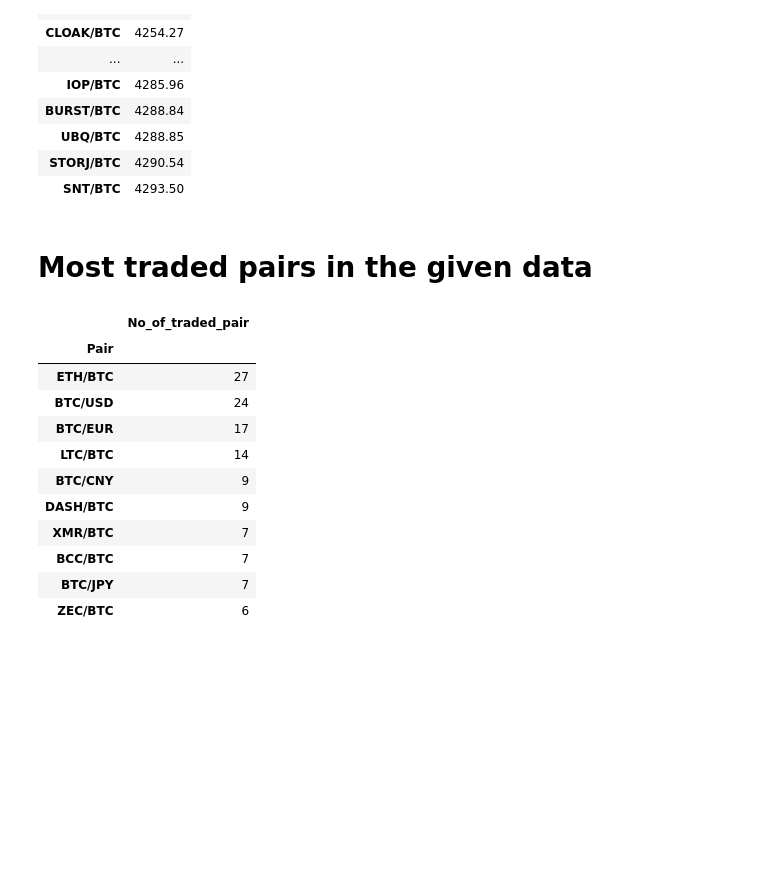
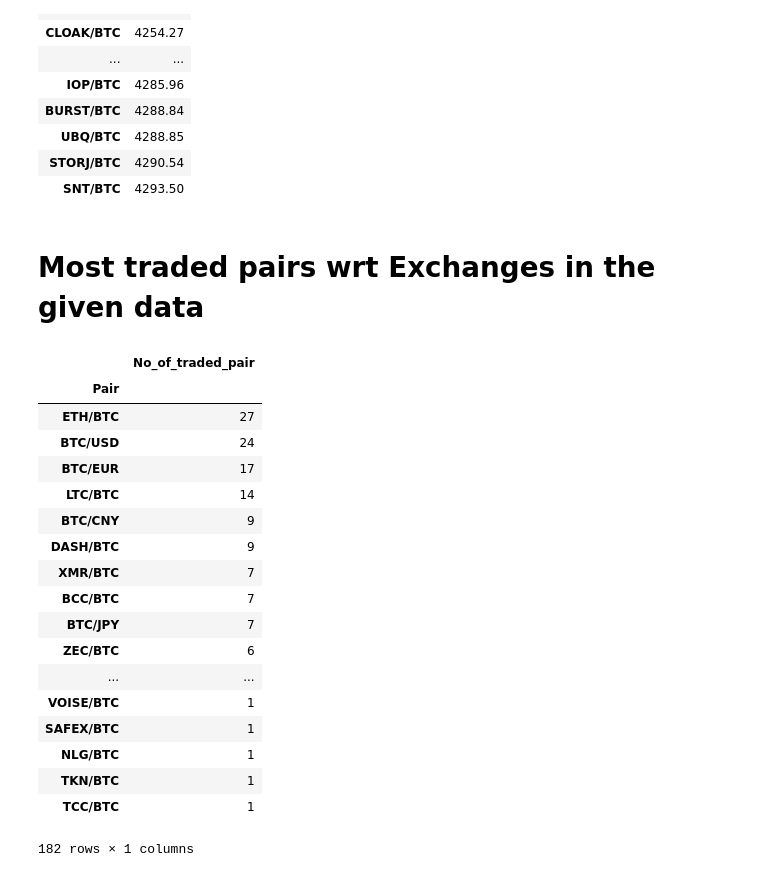
Before and after one commit to satyaki-mitra/Evalution_Exercise, a Jupyter notebook: exercise_2/bitcoin-cross.ipynb, the cells around one changed output. Cells and saved outputs as stored; diff of their text form; code cells hidden in the pictures; blank space fills up the shorter version.

```diff
--- a/exercise_2/bitcoin-cross.ipynb
+++ b/exercise_2/bitcoin-cross.ipynb
@@ -92,25 +92,32 @@ df6
 | STORJ/BTC | 4290.54 |
 | SNT/BTC | 4293.50 |
 # %% [markdown]
-#  Most traded pairs in the given data ##
+#  Most traded pairs wrt Exchanges in the given data
 # %%
 df7 = pd.DataFrame(df.Pair.value_counts())
 # df7 is a dataframe which contains the 'Pair' and the frequency of the pairs.
 df8 = df7.rename(columns = {'Pair' : 'No_of_traded_pair'})
 df8.index.name = 'Pair'
 # df8 is another dataframe where we change the names of the index column to 'Pair' and 'Pair column to 'No_of_traded_pairs'.
-df8.head(10).to_csv('output_csv/most_traded_pairs.csv')
-df8.head(10)
+df8.head(10).to_csv('output_csv/most_traded_pairs_wrt_exchanges.csv')
+df8
 # %% [output]
 |  | No_of_traded_pair |
 | Pair |  |
 | ETH/BTC | 27 |
 | BTC/USD | 24 |
 | BTC/EUR | 17 |
 | LTC/BTC | 14 |
 | BTC/CNY | 9 |
 | DASH/BTC | 9 |
 | XMR/BTC | 7 |
 | BCC/BTC | 7 |
 | BTC/JPY | 7 |
 | ZEC/BTC | 6 |
+| ... | ... |
+| VOISE/BTC | 1 |
+| SAFEX/BTC | 1 |
+| NLG/BTC | 1 |
+| TKN/BTC | 1 |
+| TCC/BTC | 1 |
+182 rows × 1 columns
```
Also changed, not shown: parts of 3 cells of this notebook, 3 other files.
